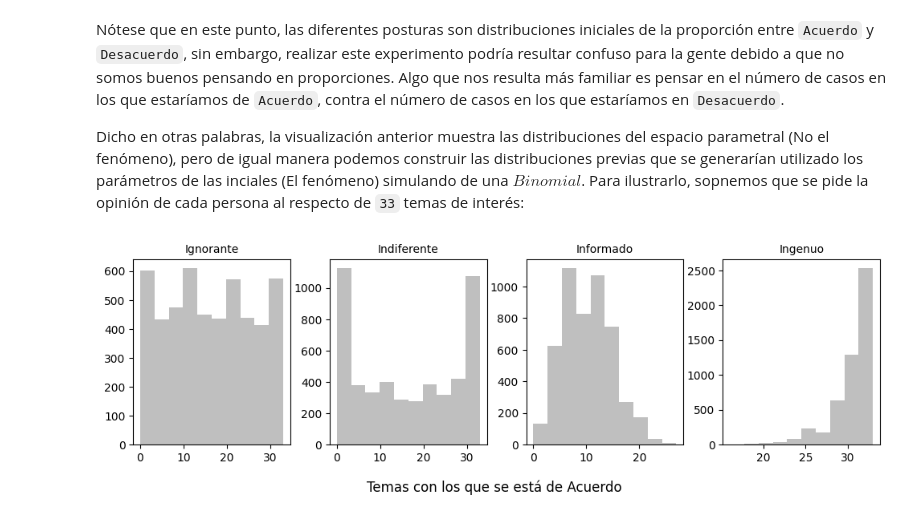
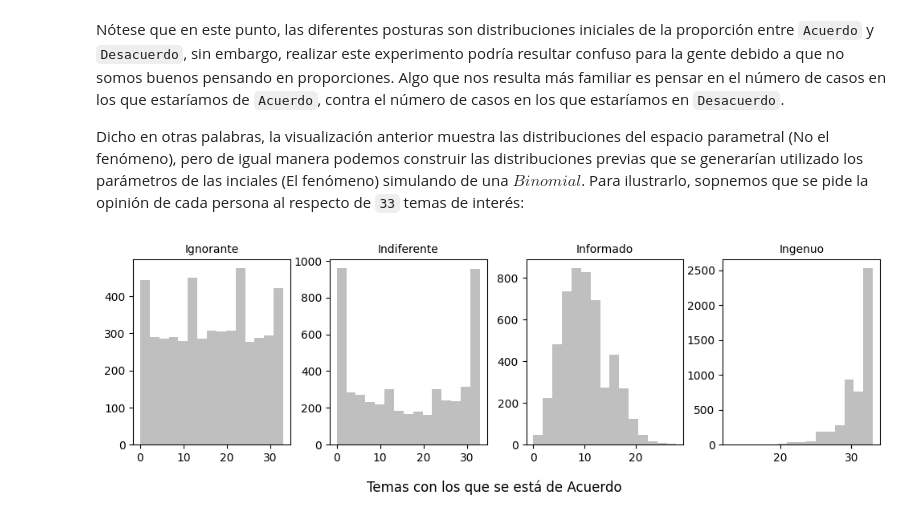
Before and after one commit to CAMM961001/modelacion_bayesiana, a Jupyter notebook: notas/01_introduccion.ipynb, the cells around one changed output. Cells and saved outputs as stored; diff of their text form; code cells hidden in the pictures.

Commit message:
Visualizando diferentes valores de n

```diff
--- a/notas/01_introduccion.ipynb
+++ b/notas/01_introduccion.ipynb
@@ -93,7 +96,8 @@ iniciales = {
     'postura':['ignorante', 'indiferente', 'informado', 'ingenuo'],
     'a':np.array([1,0.5,5,14]),
     'b':np.array([1,0.5,11,1]),
-    'params_inic': []}
+    'params_inic':[],
+    'params_post':[]}
 
 # Se simulan las diferentes posturas
 for idx in range(4):
@@ -109,7 +113,7 @@ spec = gridspec.GridSpec(ncols=4, nrows=1, wspace=0.25)
 for idx in range(4):
     # Gráficas
     ax = fig.add_subplot(spec[idx])
-    ax.hist(x=iniciales['params_inic'][idx], color='grey', alpha=0.5)
+    ax.hist(x=iniciales['params_inic'][idx], bins=15, color='grey', alpha=0.5)
 
     # Anotaciones y estilo
     ax.set_title(iniciales['postura'][idx].title(), fontsize=10)
@@ -126,30 +130,30 @@ Dicho en otras palabras, la visualización anterior muestra las distribuciones d
 # %%
 # Función para simular de una binomial
 sim_binom = lambda x: binom.rvs(n=33, p=x, size=1)[0]
 
 # Iniciar objeto para simulaciones
 iniciales['sims_binom'] = []
 
 # Simular y almacenar
 for idx in range(4):
     sims = np.array(list(map(sim_binom, iniciales['params_inic'][idx])))
     iniciales['sims_binom'].append(sims)
 
 # Gráfica de las posturas
 fig = plt.figure(figsize=(12,3))
 spec = gridspec.GridSpec(ncols=4, nrows=1, wspace=0.25)
 
 for idx in range(4):
     # Gráficas
     ax = fig.add_subplot(spec[idx])
-    ax.hist(x=iniciales['sims_binom'][idx], color='grey', alpha=0.5)
+    ax.hist(x=iniciales['sims_binom'][idx], bins=15, color='grey', alpha=0.5)
 
     # Anotaciones y estilo
     ax.set_title(iniciales['postura'][idx].title(), fontsize=10)
 
 fig.supxlabel(t='Temas con los que se está de Acuerdo', y=-0.1, fontsize=12)
 
 plt.show()
 # %% [output]
-[figure, old version]
+[figure, new version]
 # %% [markdown]
```
Also changed, not shown: parts of 13 cells of this notebook.
